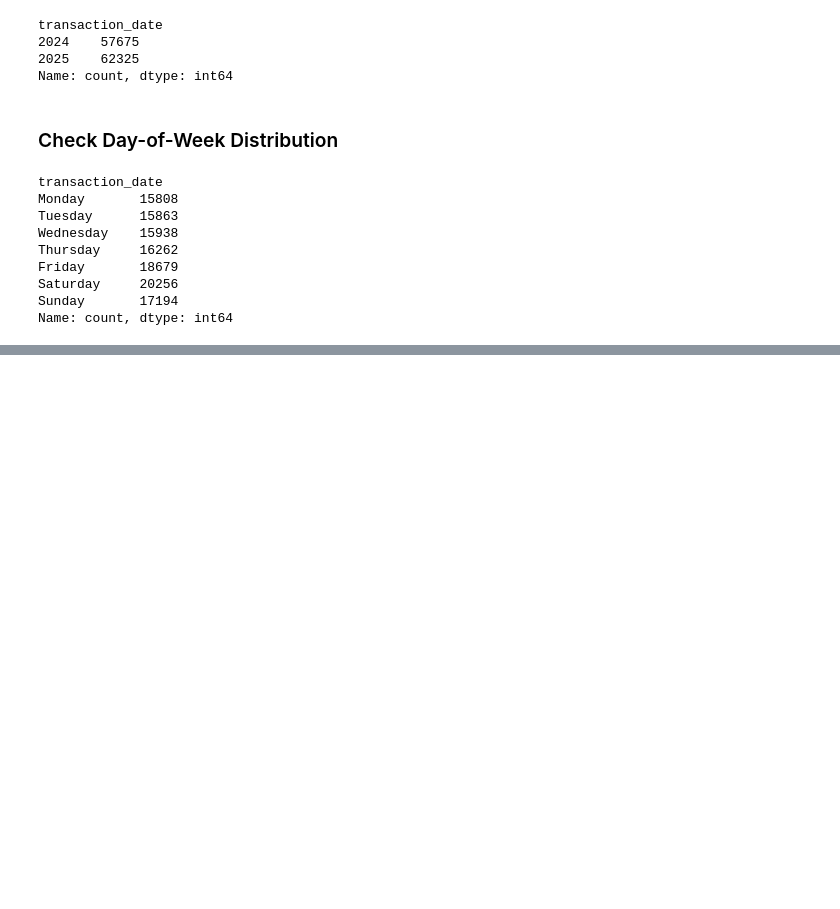
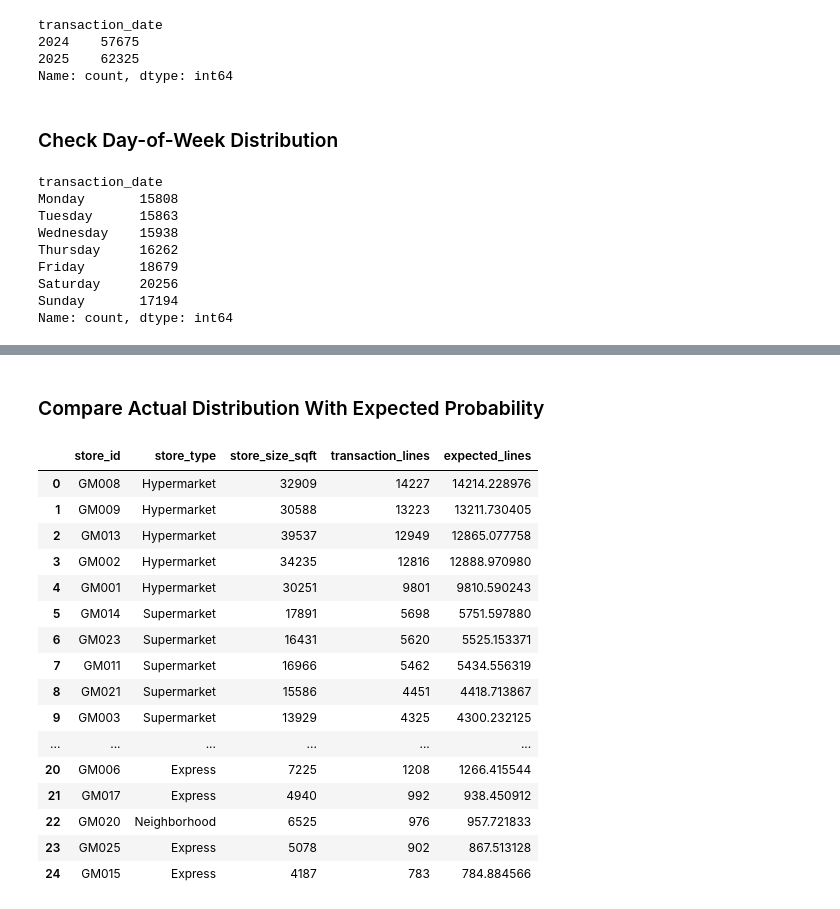
Before and after one commit to Abu-Hozaifa-Retail-Analyst/Retail-Sales-And-Store-Performance-Analytics, a Jupyter notebook: python/05_generate_sales_transactions.ipynb, the cells around one changed output, grey strips where cells are left out. Saved outputs shown, nothing was run; the diff lists cells and outputs as text; code cells hidden in the pictures; blank space fills up the shorter version.

```diff
--- a/python/05_generate_sales_transactions.ipynb
+++ b/python/05_generate_sales_transactions.ipynb
@@ -346,0 +711,6 @@ Name: count, dtype: int64
+# %%
+df_sales["store_id"] = np.random.choice(
+    df_store["store_id"],
+    size=N_TRANSACTIONS,
+    p=df_store["store_probability"]
+)
@@ -346,0 +742,7 @@ Name: count, dtype: int64
+# %%
+store_transaction_distribution = (
+    df_sales["store_id"]
+    .value_counts()
+    .rename_axis("store_id")
+    .reset_index(name="transaction_lines")
+)
@@ -346,0 +769,52 @@ Name: count, dtype: int64
+# %% [markdown]
+### Compare Actual Distribution With Expected Probability
+# %%
+store_distribution_check = store_transaction_distribution.merge(
+    df_store[
+        [
+            "store_id",
+            "store_probability",
+            "transaction_weight",
+            "store_type",
+            "store_size_sqft"
+        ]
+    ],
+    on="store_id",
+    how="left"
+)
+# %%
+store_distribution_check["expected_lines"] = (
+    store_distribution_check["store_probability"]
+    * N_TRANSACTIONS
+)
+# %%
+store_distribution_check[
+    [
+        "store_id",
+        "store_type",
+        "store_size_sqft",
+        "transaction_lines",
+        "expected_lines"
+    ]
+].sort_values(
+    "transaction_lines",
+    ascending=False
+)
+# %% [output]
+|  | store_id | store_type | store_size_sqft | transaction_lines | expected_lines |
+| 0 | GM008 | Hypermarket | 32909 | 14227 | 14214.228976 |
+| 1 | GM009 | Hypermarket | 30588 | 13223 | 13211.730405 |
+| 2 | GM013 | Hypermarket | 39537 | 12949 | 12865.077758 |
+| 3 | GM002 | Hypermarket | 34235 | 12816 | 12888.970980 |
+| 4 | GM001 | Hypermarket | 30251 | 9801 | 9810.590243 |
+| 5 | GM014 | Supermarket | 17891 | 5698 | 5751.597880 |
+| 6 | GM023 | Supermarket | 16431 | 5620 | 5525.153371 |
+| 7 | GM011 | Supermarket | 16966 | 5462 | 5434.556319 |
+| 8 | GM021 | Supermarket | 15586 | 4451 | 4418.713867 |
+| 9 | GM003 | Supermarket | 13929 | 4325 | 4300.232125 |
+| ... | ... | ... | ... | ... | ... |
+| 20 | GM006 | Express | 7225 | 1208 | 1266.415544 |
+| 21 | GM017 | Express | 4940 | 992 | 938.450912 |
+| 22 | GM020 | Neighborhood | 6525 | 976 | 957.721833 |
+| 23 | GM025 | Express | 5078 | 902 | 867.513128 |
+| 24 | GM015 | Express | 4187 | 783 | 784.884566 |
```
Also changed, not shown: parts of 54 cells of this notebook.
